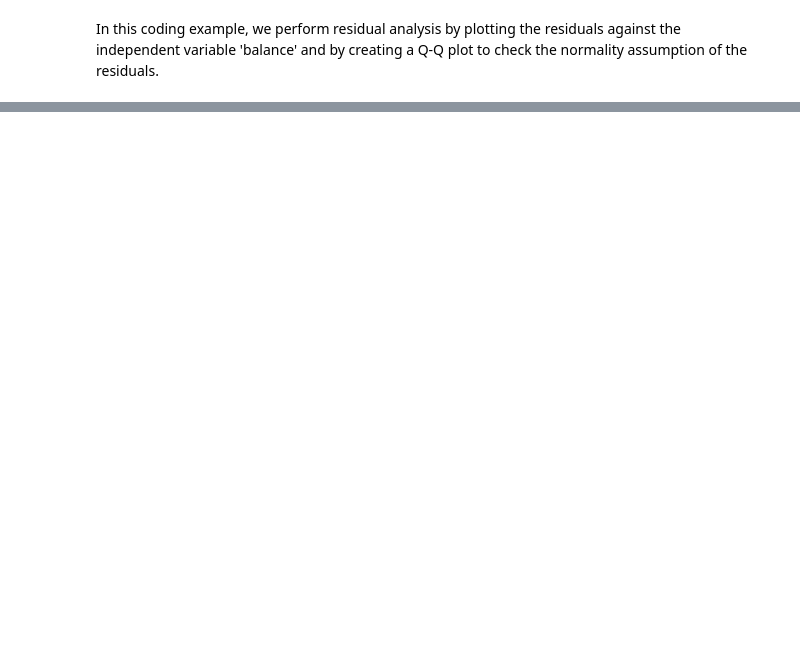
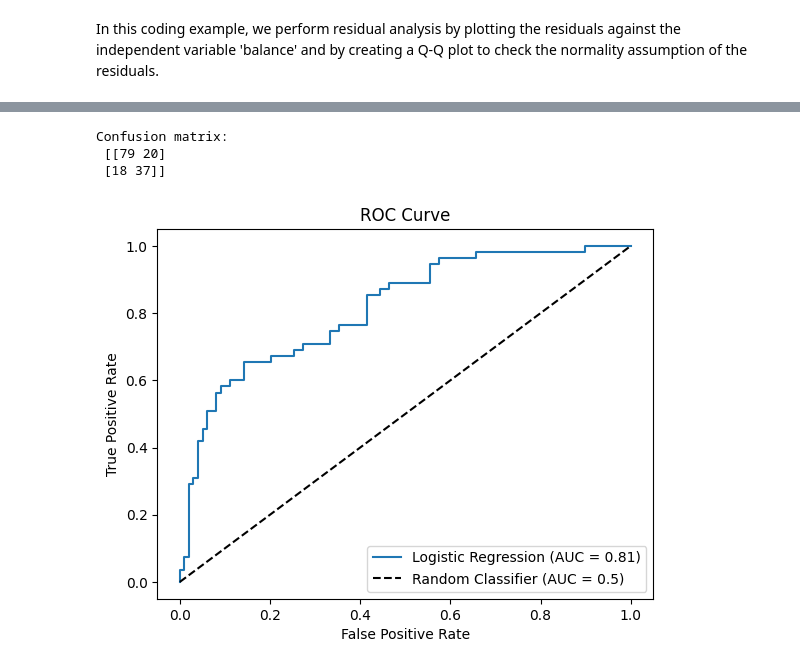
Before and after one commit to SSSpock/skillspire, a Jupyter notebook: regression.ipynb, the cells around one changed output, grey strips where cells are left out. Saved outputs shown, nothing was run; the diff lists cells and outputs as text; code cells hidden in the pictures; blank space fills up the shorter version.

```diff
--- a/regression.ipynb
+++ b/regression.ipynb
@@ -636,0 +781,30 @@ In this coding example, we perform residual analysis by plotting the residuals a
+# %%
+# Model evaluation & validation
+
+# Predict the probabilities and classify the observations
+y_pred_prob = result.predict(X_test)
+y_pred = (y_pred_prob > 0.5).astype(int)
+
+# Confusion matrix
+from sklearn.metrics import confusion_matrix
+cm = confusion_matrix(y_test, y_pred)
+print("Confusion matrix:\n", cm)
+
+# ROC curve and AUC
+from sklearn.metrics import roc_curve, roc_auc_score
+fpr, tpr, thresholds = roc_curve(y_test, y_pred_prob)
+auc = roc_auc_score(y_test, y_pred_prob)
+
+plt.figure()
+plt.plot(fpr, tpr, label="Logistic Regression (AUC = {:.2f})".format(auc))
+plt.plot([0, 1], [0, 1], 'k--', label="Random Classifier (AUC = 0.5)")
+plt.xlabel("False Positive Rate")
+plt.ylabel("True Positive Rate")
+plt.title("ROC Curve")
+plt.legend()
+plt.show()
+# %% [output]
+Confusion matrix:
+ [[79 20]
+ [18 37]]
+[figure, added]
```
Also changed, not shown: parts of 12 cells of this notebook.
